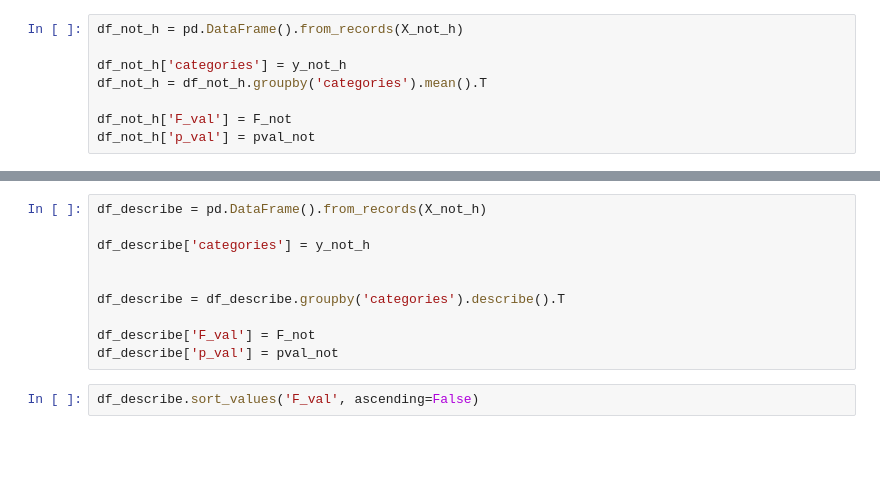
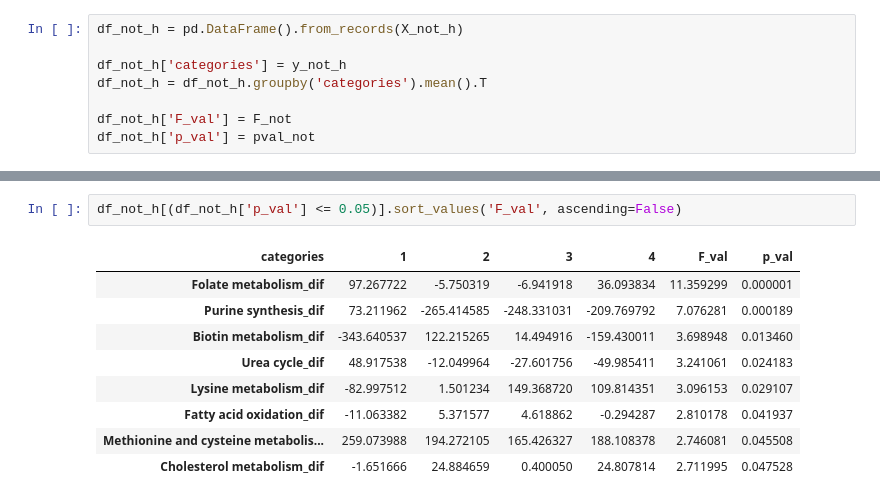
Before and after one commit to itu-bioinformatics-database-lab/metabolitics-breast-cancer-case-study, a Jupyter notebook: src/notebooks/table_for_stage_age.ipynb, the cells around one changed output, grey strips where cells are left out. Drawn from its saved outputs; the diff is of its cells as text; blank space fills up the shorter version.

```diff
--- a/src/notebooks/table_for_stage_age.ipynb
+++ b/src/notebooks/table_for_stage_age.ipynb
@@ -61,14 +79,14 @@ df_not_h.sort_values('F_val', ascending=False).round(5)
-# %%
-df_describe = pd.DataFrame().from_records(X_not_h)
-
-df_describe['categories'] = y_not_h
-
-
-df_describe = df_describe.groupby('categories').describe().T
-
-df_describe['F_val'] = F_not
-df_describe['p_val'] = pval_not
 # %%
-df_describe.sort_values('F_val', ascending=False)
+df_not_h[(df_not_h['p_val'] <= 0.05)].sort_values('F_val', ascending=False)
+# %% [output]
+| categories | 1 | 2 | 3 | 4 | F_val | p_val |
+| Folate metabolism_dif | 97.267722 | -5.750319 | -6.941918 | 36.093834 | 11.359299 | 0.000001 |
+| Purine synthesis_dif | 73.211962 | -265.414585 | -248.331031 | -209.769792 | 7.076281 | 0.000189 |
+| Biotin metabolism_dif | -343.640537 | 122.215265 | 14.494916 | -159.430011 | 3.698948 | 0.013460 |
+| Urea cycle_dif | 48.917538 | -12.049964 | -27.601756 | -49.985411 | 3.241061 | 0.024183 |
+| Lysine metabolism_dif | -82.997512 | 1.501234 | 149.368720 | 109.814351 | 3.096153 | 0.029107 |
+| Fatty acid oxidation_dif | -11.063382 | 5.371577 | 4.618862 | -0.294287 | 2.810178 | 0.041937 |
+| Methionine and cysteine metabolis... | 259.073988 | 194.272105 | 165.426327 | 188.108378 | 2.746081 | 0.045508 |
+| Cholesterol metabolism_dif | -1.651666 | 24.884659 | 0.400050 | 24.807814 | 2.711995 | 0.047528 |
 # %%
 df_not_h[(df_not_h['p_val'] <= 0.05)][['1','2','3','4']].T.plot(kind='line', figsize=(10, 10))
```
Also changed, not shown: parts of 2 cells of this notebook, 2 other files.
